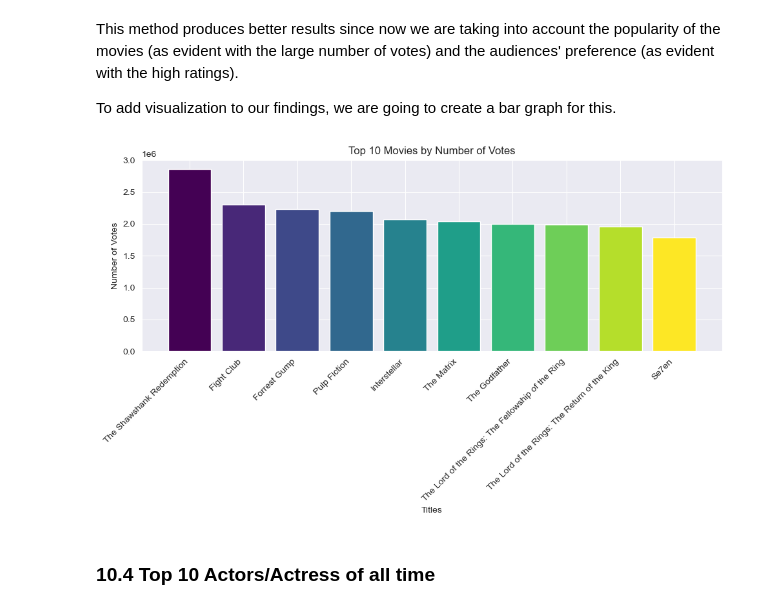
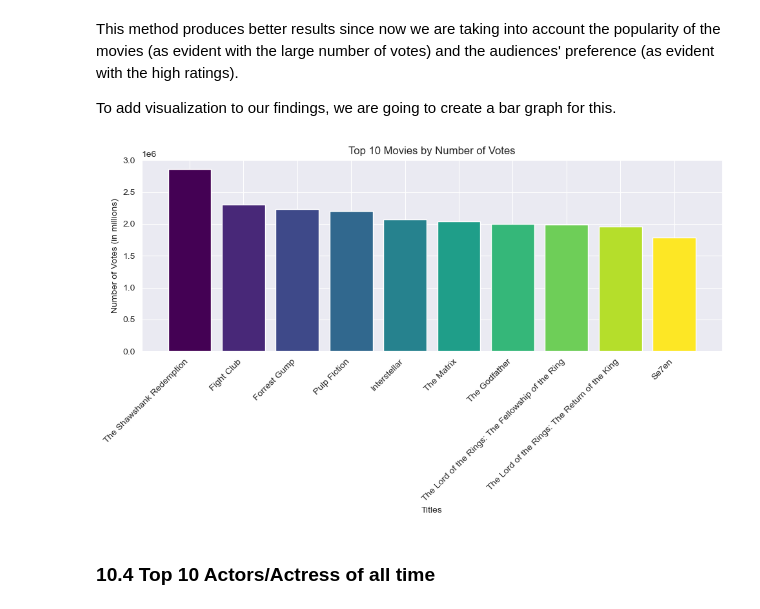
Before and after one commit to thaong1412/IMDB_Project, a Jupyter notebook: CPSC_4800_IMDB_Project.ipynb, the cells around one changed output. Drawn from its saved outputs; the diff is of its cells as text; code cells hidden in the pictures.

```diff
--- a/CPSC_4800_IMDB_Project.ipynb
+++ b/CPSC_4800_IMDB_Project.ipynb
@@ -1030,15 +1030,15 @@ To add visualization to our findings, we are going to create a bar graph for thi
 # %%
 plt.figure(figsize=(10, 6))
 colors = plt.cm.viridis(np.linspace(0, 1, len(top_10_movies_df)))
 plt.bar(top_10_movies_df['Title'], top_10_movies_df['Number of Votes'], color=colors)
 plt.title('Top 10 Movies by Number of Votes')
 plt.xlabel('Titles')
-plt.ylabel('Number of Votes')
+plt.ylabel('Number of Votes (in millions)')
 plt.xticks(rotation=45, ha='right')
 plt.tight_layout()
 plt.show()
 # %% [output]
-[figure, old version]
+[figure, new version]
 # %% [markdown]
 ### 10.4 Top 10 Actors/Actress of all time
 # %% [markdown]
```
Also changed, not shown: parts of 4 cells of this notebook.
